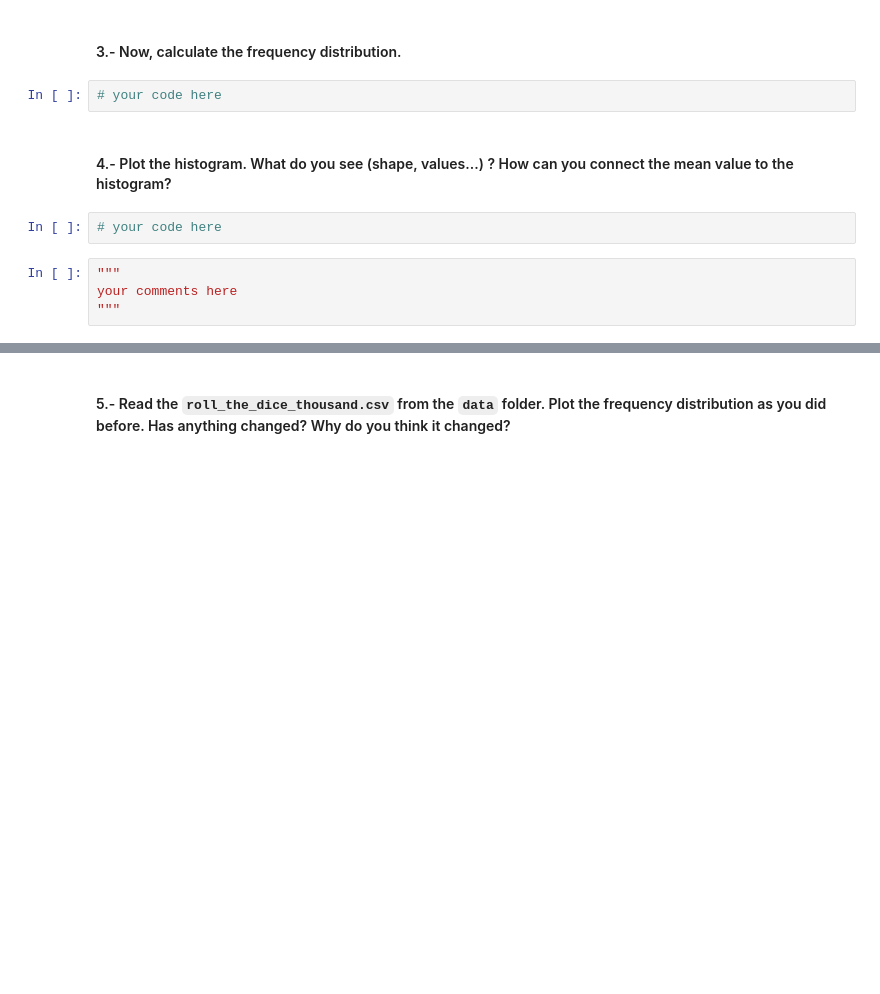
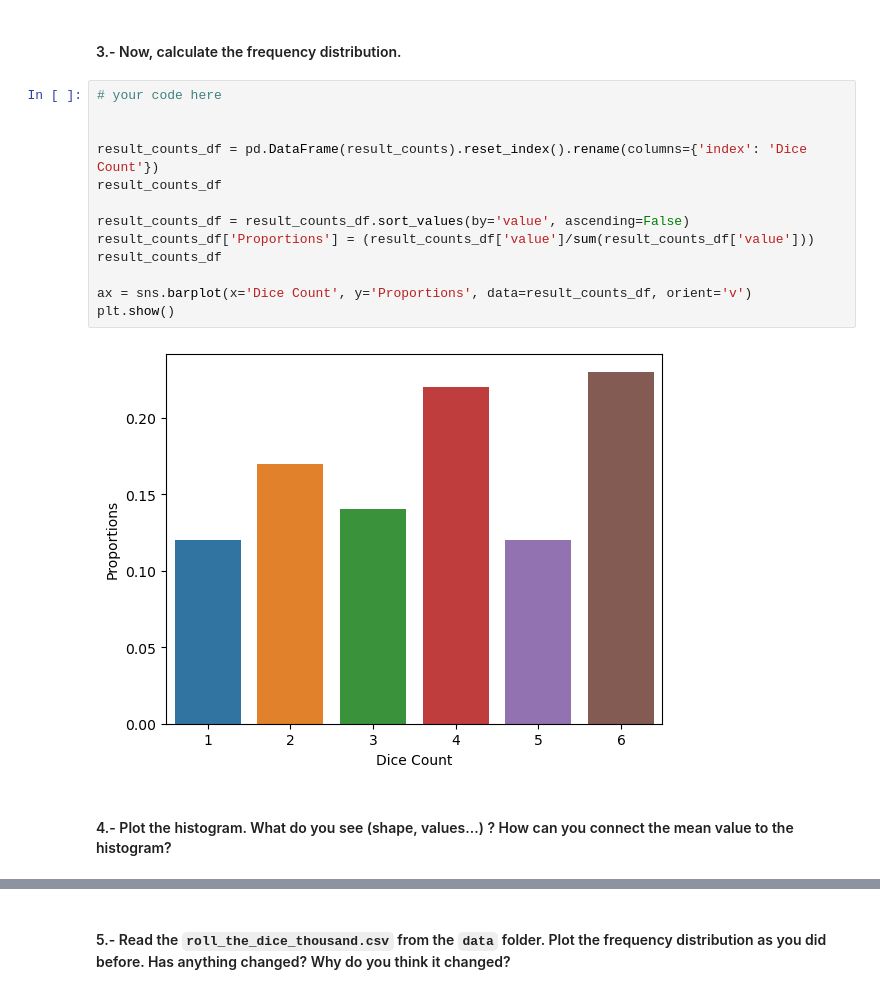
Before and after one commit to Louruiz89/dataptmad0223_labs, a Jupyter notebook: module-2/understanding-descriptive-stats/your-code/main.ipynb, the cells around one changed output, grey strips where cells are left out. Drawn from its saved outputs; the diff is of its cells as text; blank space fills up the shorter version.

```diff
--- a/module-2/understanding-descriptive-stats/your-code/main.ipynb
+++ b/module-2/understanding-descriptive-stats/your-code/main.ipynb
@@ -107,12 +163,19 @@ your comments here
 # %% [markdown]
 #### 3.- Now, calculate the frequency distribution.
-# %%
-# your code here
+# %%
+# your code here
+
+
+result_counts_df = pd.DataFrame(result_counts).reset_index().rename(columns={'index': 'Dice Count'})
+result_counts_df
+
+result_counts_df = result_counts_df.sort_values(by='value', ascending=False)
+result_counts_df['Proportions'] = (result_counts_df['value']/sum(result_counts_df['value']))
+result_counts_df
+
+ax = sns.barplot(x='Dice Count', y='Proportions', data=result_counts_df, orient='v')
+plt.show()
+# %% [output]
+[figure, added]
 # %% [markdown]
 #### 4.- Plot the histogram. What do you see (shape, values...) ? How can you connect the mean value to the histogram?
-# %%
-# your code here
-# %%
-"""
-your comments here
-"""
```
Also changed, not shown: parts of 58 cells of this notebook.
